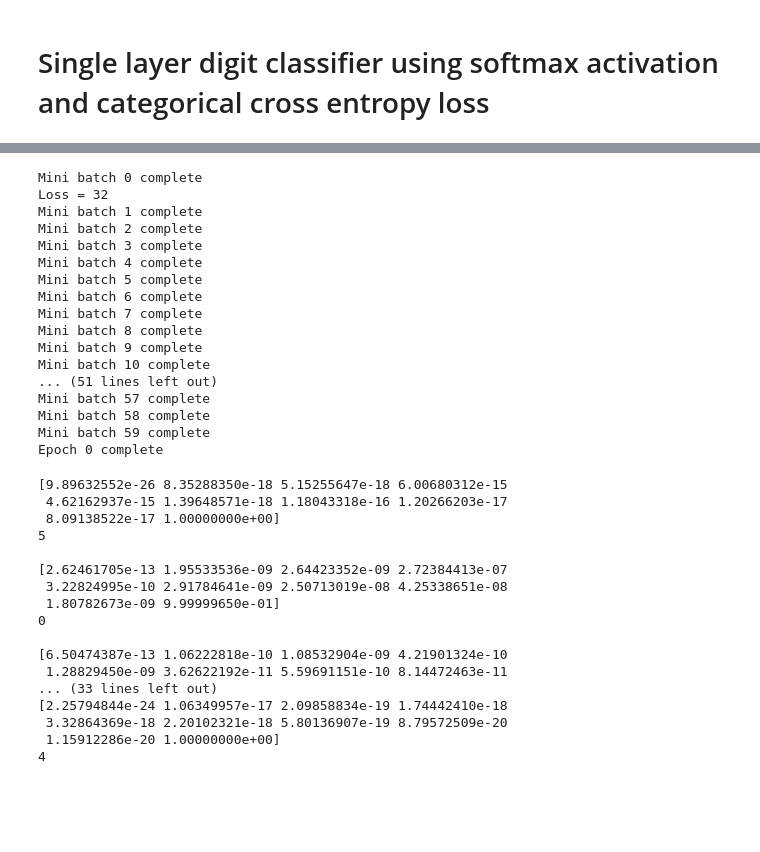
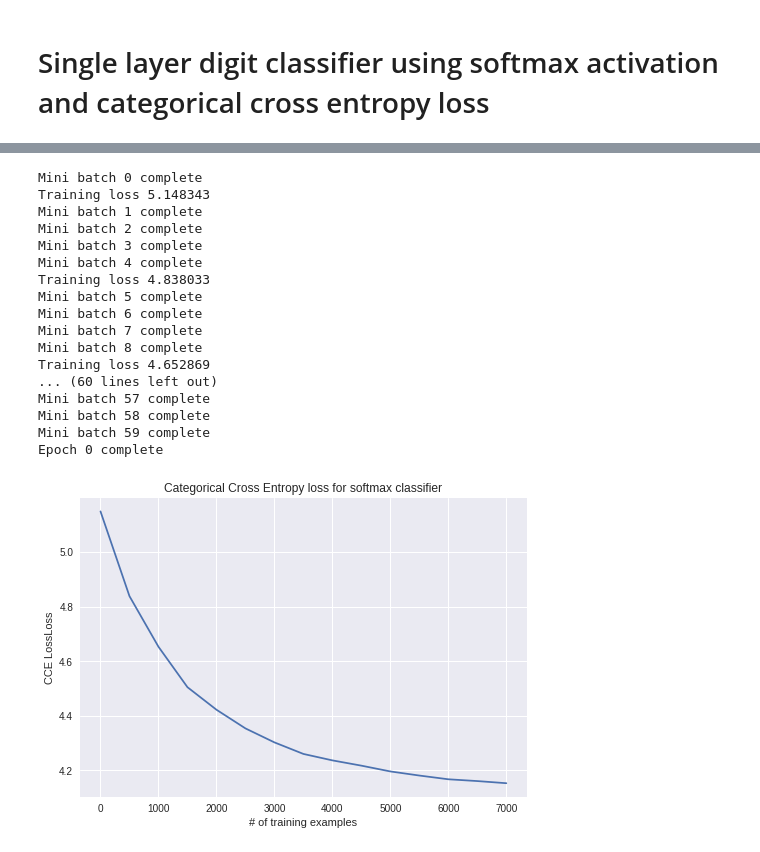
Before and after one commit to danielelbrecht/CAP5610-HW-1, a Jupyter notebook: CAP5610_HW1Problem3.ipynb, the cells around one changed output, grey strips where cells are left out. Saved outputs shown, nothing was run; the diff lists cells and outputs as text; code cells hidden in the pictures; blank space fills up the shorter version.

Commit message:
Gradient and loss functions fixes (though not vectorized, so run slow) - loss plotted over training set

```diff
--- a/CAP5610_HW1Problem3.ipynb
+++ b/CAP5610_HW1Problem3.ipynb
@@ -114,10 +144,12 @@ print(train_labels[0])
 
 #Define hyperparameters
 epochs = 1
-batch_size = 1000
-learning_rate = 0.01
-length = len(train_images)
+batch_size = 500
+learning_rate = 0.02
+length = 30000
 
+
+loss_history = []
 
 #Iterate over epochs
 for i in range(epochs):
@@ -136,51 +168,46 @@ for i in range(epochs):
 
     print("Mini batch %i complete" % j)
 
-    #measure loss after every 10,000 data points
-    if batch_size * j % 10000 == 0:
-      print("Loss = %i" % cce_loss(weights, bias, data, labels))
+    #measure loss after every 2,000 data points
+    if batch_size * j % 2000 == 0:
+      loss = cce_loss(weights, bias, train_images, train_labels)
+
+      print("Training loss %f" % loss)
+      loss_history.append(loss)
 
   print('Epoch %i complete' % i)
 # %% [output]
 Mini batch 0 complete
-Loss = 32
+Training loss 5.148343
 Mini batch 1 complete
 Mini batch 2 complete
 Mini batch 3 complete
 Mini batch 4 complete
+Training loss 4.838033
 Mini batch 5 complete
 Mini batch 6 complete
 Mini batch 7 complete
 Mini batch 8 complete
-Mini batch 9 complete
-Mini batch 10 complete
-... (51 lines left out)
+Training loss 4.652869
+... (60 lines left out)
 Mini batch 57 complete
 Mini batch 58 complete
 Mini batch 59 complete
 Epoch 0 complete
-# %%
-predictions = softmax(weights, train_images[1:20])
-
-for i in range(10):
-  print(predictions[i])
-  print(np.argmax(train_labels[i]))
-  print()
-# %% [output]
-[9.89632552e-26 8.35288350e-18 5.15255647e-18 6.00680312e-15
- 4.62162937e-15 1.39648571e-18 1.18043318e-16 1.20266203e-17
- 8.09138522e-17 1.00000000e+00]
-5
-
-[2.62461705e-13 1.95533536e-09 2.64423352e-09 2.72384413e-07
- 3.22824995e-10 2.91784641e-09 2.50713019e-08 4.25338651e-08
- 1.80782673e-09 9.99999650e-01]
-0
-
-[6.50474387e-13 1.06222818e-10 1.08532904e-09 4.21901324e-10
- 1.28829450e-09 3.62622192e-11 5.59691151e-10 8.14472463e-11
-... (33 lines left out)
-[2.25794844e-24 1.06349957e-17 2.09858834e-19 1.74442410e-18
- 3.32864369e-18 2.20102321e-18 5.80136907e-19 8.79572509e-20
- 1.15912286e-20 1.00000000e+00]
-4
+# %%
+#plot loss
+
+import matplotlib as mpl
+import matplotlib.pyplot as plt
+
+index = []
+for i in range(len(loss_history)):
+  index.append(i* batch_size)
+
+plt.plot(index, loss_history)
+plt.xlabel("# of training examples")
+plt.ylabel("CCE LossLoss")
+plt.title("Categorical Cross Entropy loss for softmax classifier")
+plt.show()
+# %% [output]
+[figure, added]
```
Also changed, not shown: parts of 3 cells of this notebook.
